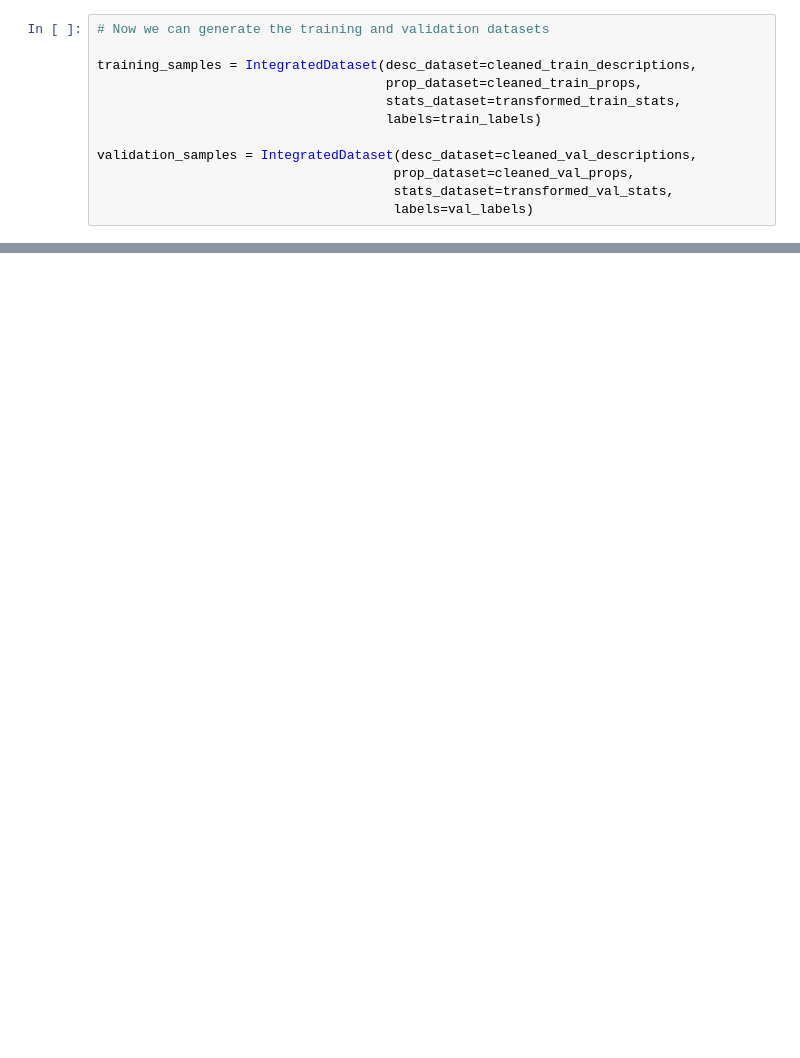
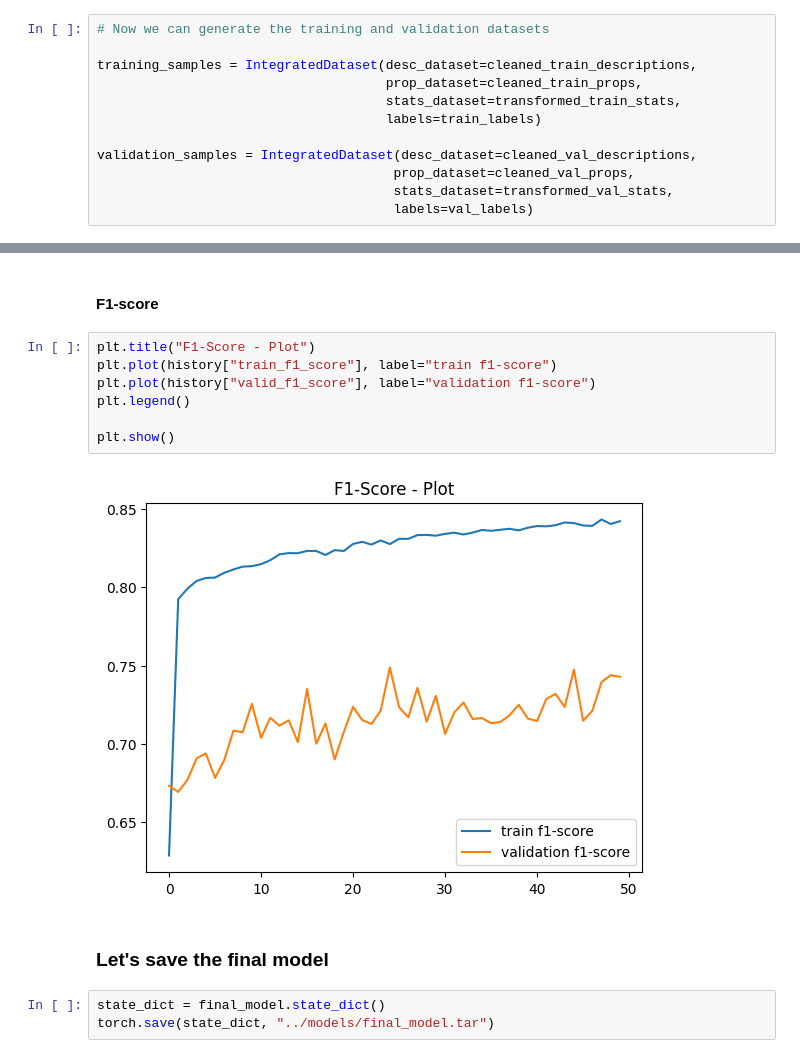
Before and after one commit to Gjergj-01/Cultural-Classification, a Jupyter notebook: src/final_model.ipynb, the cells around one changed output, grey strips where cells are left out. Saved outputs shown, nothing was run; the diff lists cells and outputs as text; blank space fills up the shorter version.

```diff
--- a/src/final_model.ipynb
+++ b/src/final_model.ipynb
@@ -414,0 +592,16 @@ validation_samples = IntegratedDataset(desc_dataset=cleaned_val_descriptions,
+# %% [markdown]
+#### F1-score
+# %%
+plt.title("F1-Score - Plot")
+plt.plot(history["train_f1_score"], label="train f1-score")
+plt.plot(history["valid_f1_score"], label="validation f1-score")
+plt.legend()
+
+plt.show()
+# %% [output]
+[figure, added]
+# %% [markdown]
+### Let's save the final model
+# %%
+state_dict = final_model.state_dict()
+torch.save(state_dict, "../models/final_model.tar")
```
Also changed, not shown: parts of 12 cells of this notebook, 1 other file.
